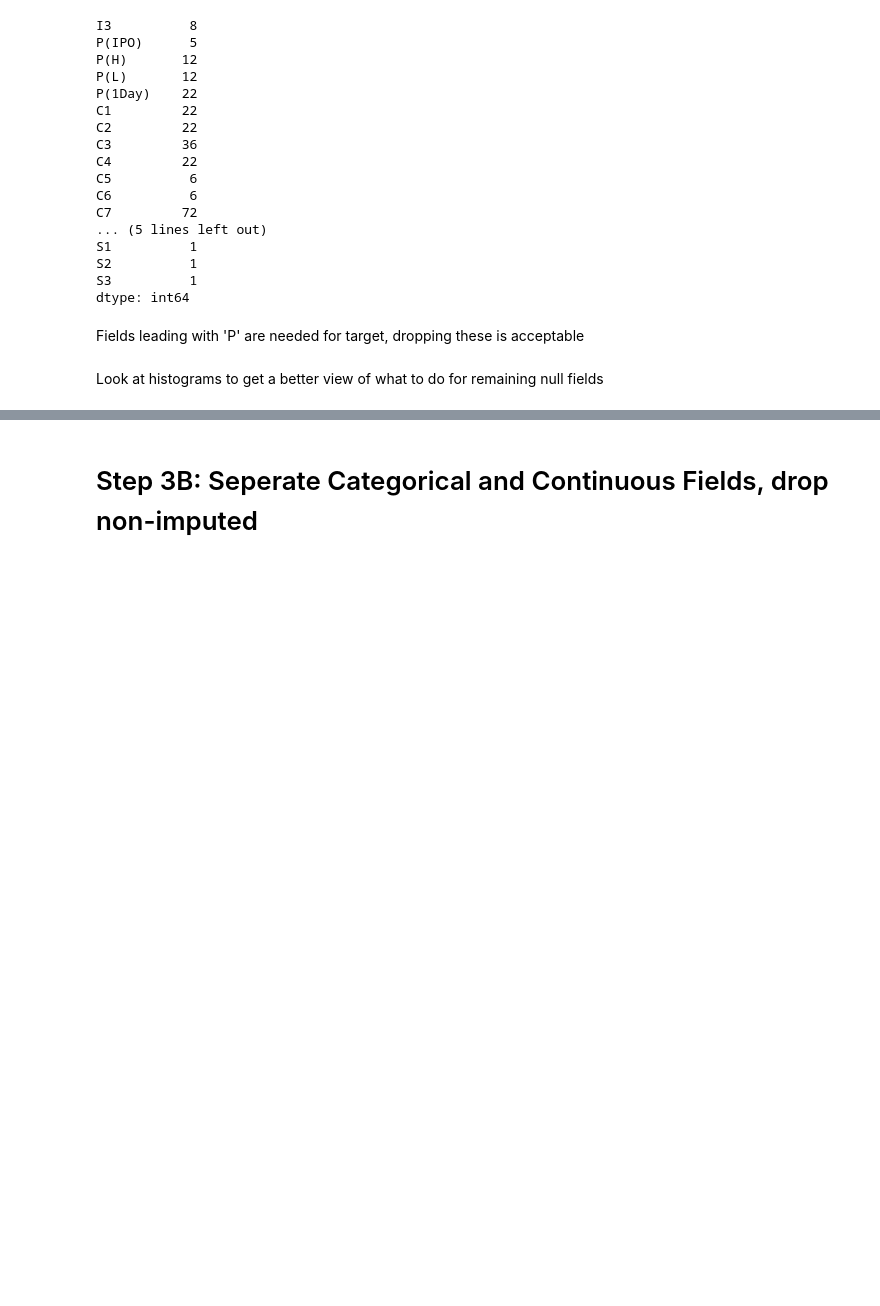
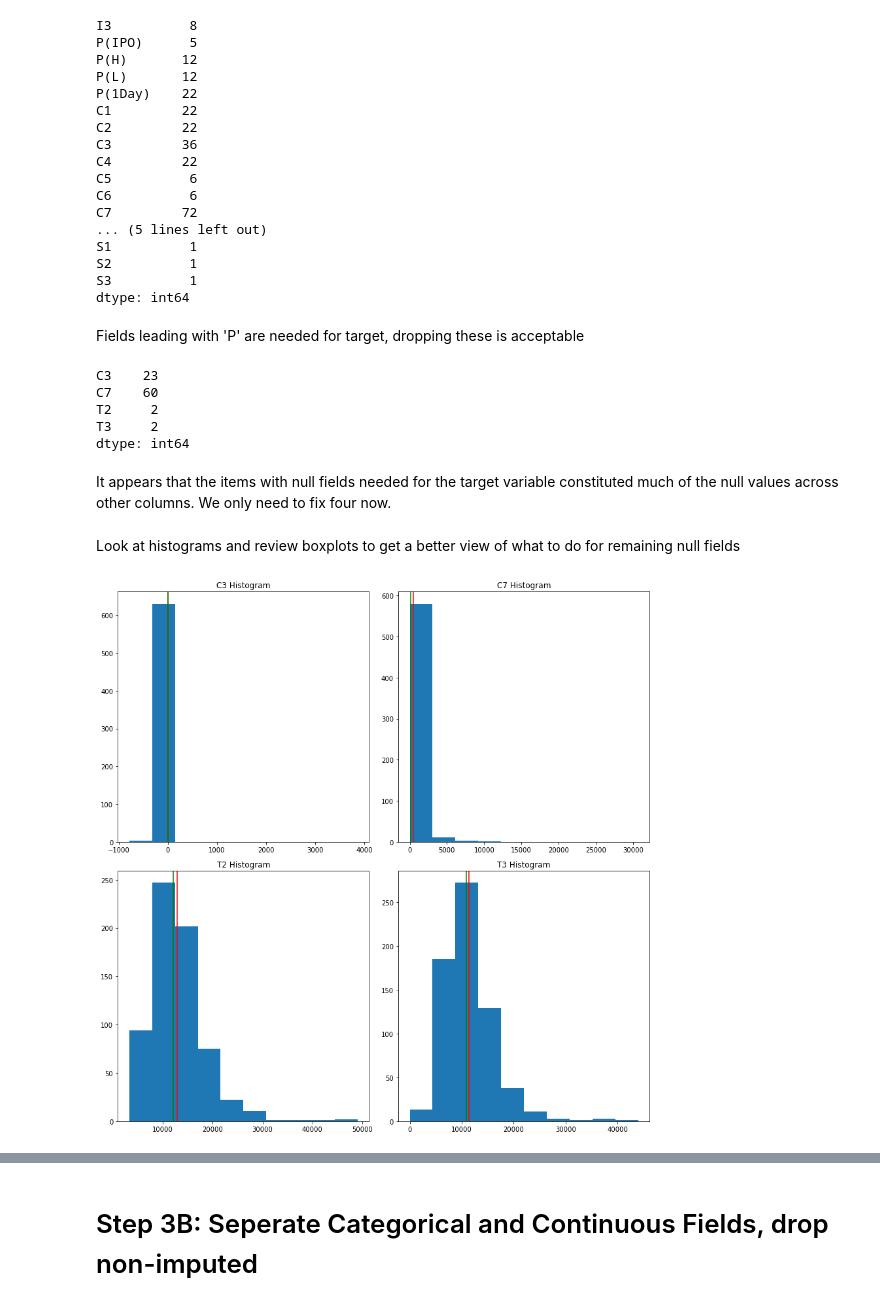
Before and after one commit to fairfield-university-ba545/project1-archana-s-team, a Jupyter notebook: data_prep-dylan.ipynb, the cells around one changed output, grey strips where cells are left out. Cells and saved outputs as stored; diff of their text form; code cells hidden in the pictures; blank space fills up the shorter version.

```diff
--- a/data_prep-dylan.ipynb
+++ b/data_prep-dylan.ipynb
@@ -299,5 +437,48 @@ dtype: int64
 Fields leading with 'P' are needed for target, dropping these is acceptable
 # %%
 data = data[(~pd.isna(data['P(IPO)'])) & (~pd.isna(data['P(H)'])) & (~pd.isna(data['P(L)'])) & (~pd.isna(data['P(1Day)']))]
+# %%
+null_cols = pd.isna(data).sum()
+null_cols = null_cols[null_cols.values != 0]
+null_cols
+# %% [output]
+C3    23
+C7    60
+T2     2
+T3     2
+dtype: int64
+# %% [markdown]
+It appears that the items with null fields needed for the target variable constituted much of the null values across other columns. We only need to fix four now.
 # %% [markdown]
-Look at histograms to get a better view of what to do for remaining null fields
+Look at histograms and review boxplots to get a better view of what to do for remaining null fields
+# %%
+fig, axs = plt.subplots(2, 2, tight_layout=True, figsize=(12,12))
+
+x1 = data['C3'].dropna()
+x2 = data['C7'].dropna()
+x3 = data['T2'].dropna()
+x4 = data['T3'].dropna()
+
+axs[0,0].hist(x1)
+axs[0,0].axvline(x1.mean(), color = 'red')
+axs[0,0].axvline(x1.median(), color = 'green')
+axs[0,0].set_title('C3 Histogram')
+
+axs[0,1].hist(x2)
+axs[0,1].axvline(x2.mean(), color = 'red')
+axs[0,1].axvline(x2.median(), color = 'green')
+axs[0,1].set_title('C7 Histogram')
+
+axs[1,0].hist(x3)
+axs[1,0].axvline(x3.mean(), color = 'red')
+axs[1,0].axvline(x3.median(), color = 'green')
+axs[1,0].set_title('T2 Histogram')
+
+axs[1,1].hist(x4)
+axs[1,1].axvline(x4.mean(), color = 'red')
+axs[1,1].axvline(x4.median(), color = 'green')
+axs[1,1].set_title('T3 Histogram')
+
+plt.show()
+# %% [output]
+[figure, added]
```
Also changed, not shown: parts of 59 cells of this notebook, 2 other files.
